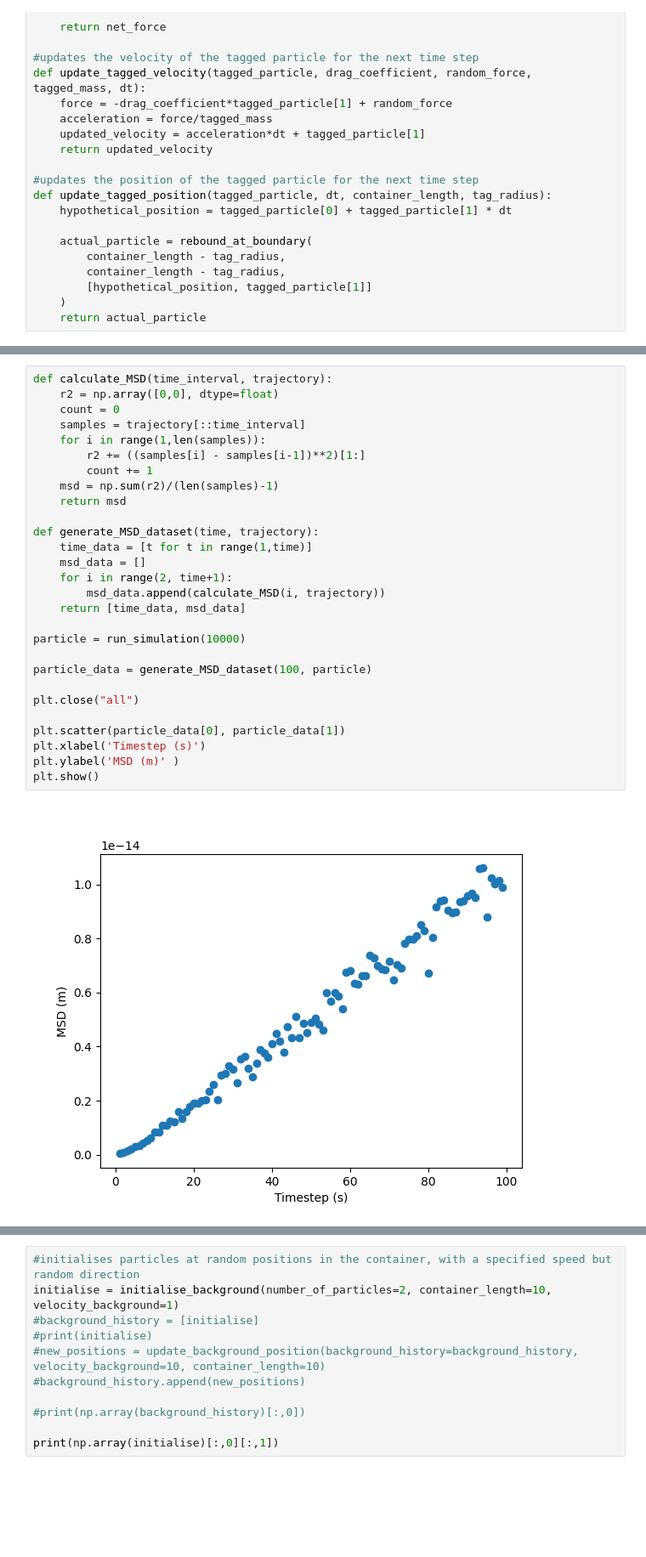
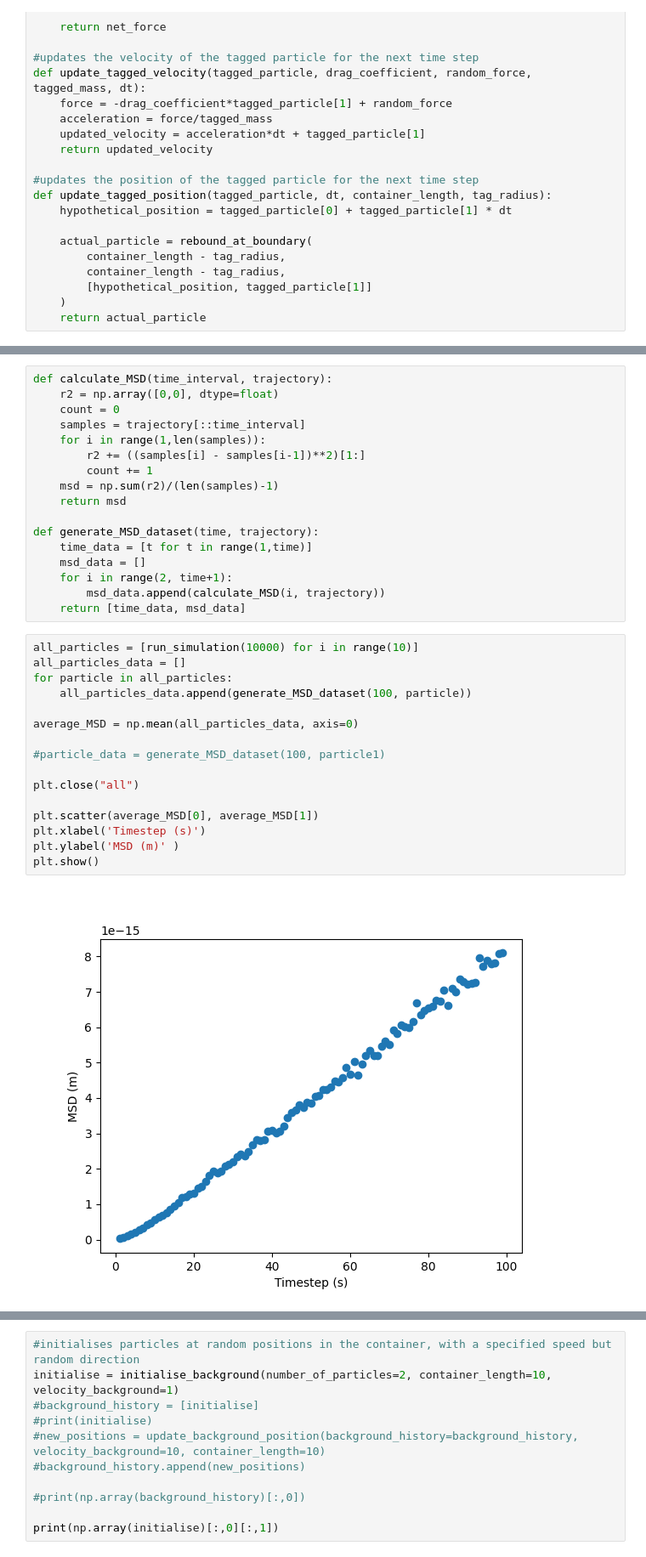
Before and after one commit to hermitian-max/PHYS2020-Brownian-Motion, a Jupyter notebook: simulation.ipynb, the cells around one changed output, grey strips where cells are left out. Shown at 85% size. Cells and saved outputs as stored; diff of their text form; blank space fills up the shorter version.

```diff
--- a/simulation.ipynb
+++ b/simulation.ipynb
@@ -604,16 +707,21 @@ def generate_MSD_dataset(time, trajectory):
     for i in range(2, time+1):
         msd_data.append(calculate_MSD(i, trajectory))
     return [time_data, msd_data]
-
-particle = run_simulation(10000)
-
-particle_data = generate_MSD_dataset(100, particle)
-
-plt.close("all")
-
-plt.scatter(particle_data[0], particle_data[1])
-plt.xlabel('Timestep (s)')
-plt.ylabel('MSD (m)' )
-plt.show()
-# %% [output]
-[figure, removed]
+# %%
+all_particles = [run_simulation(10000) for i in range(10)]
+all_particles_data = []
+for particle in all_particles:
+    all_particles_data.append(generate_MSD_dataset(100, particle))
+
+average_MSD = np.mean(all_particles_data, axis=0)
+
+#particle_data = generate_MSD_dataset(100, particle1)
+
+plt.close("all")
+
+plt.scatter(average_MSD[0], average_MSD[1])
+plt.xlabel('Timestep (s)')
+plt.ylabel('MSD (m)' )
+plt.show()
+# %% [output]
+[figure, added]
```
Also changed, not shown: parts of 5 cells of this notebook.
